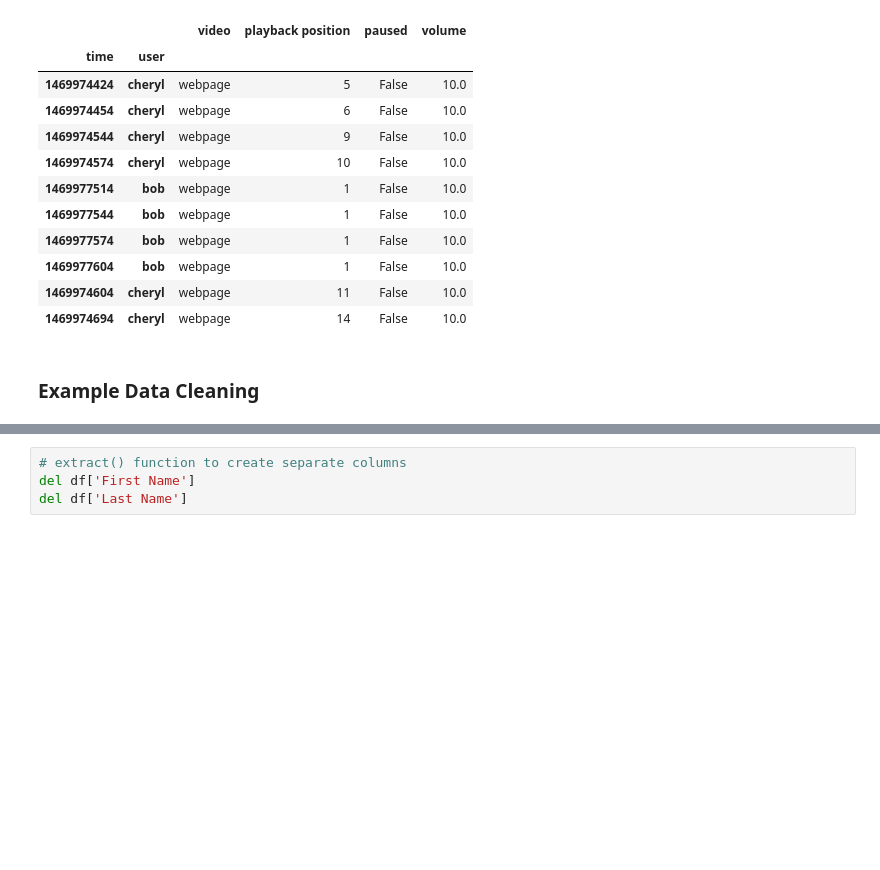
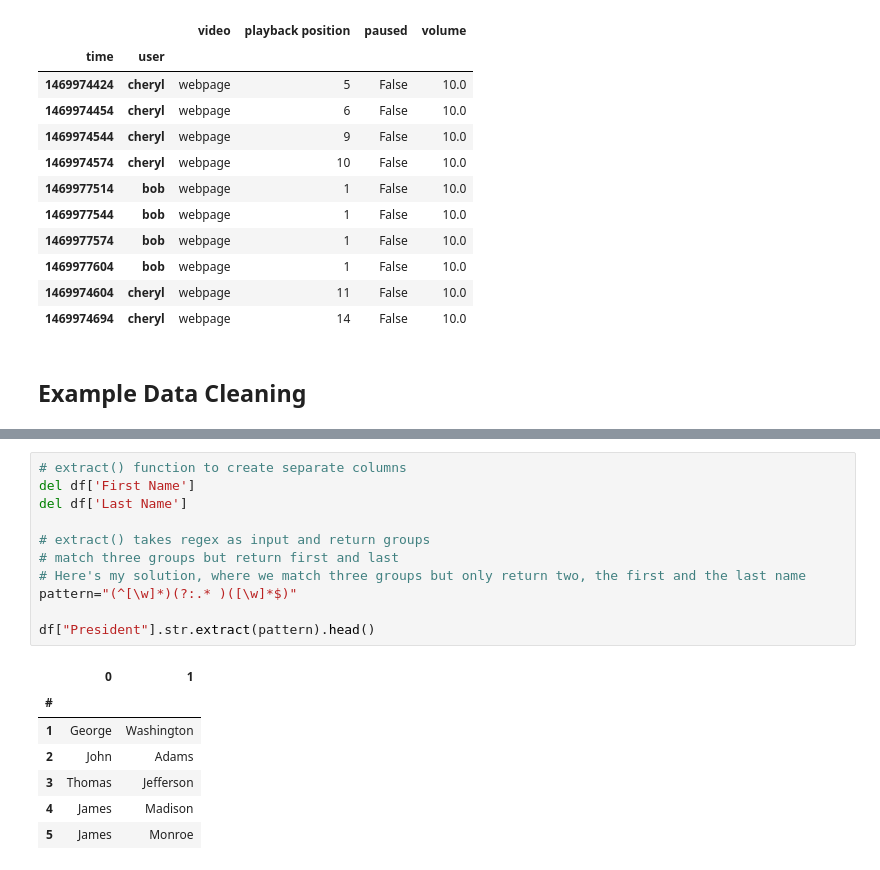
Before and after one commit to shreymusician/data-science-journey, a Jupyter notebook: module 2/dataframes.ipynb, the cells around one changed output, grey strips where cells are left out. Cells and saved outputs as stored; diff of their text form; blank space fills up the shorter version.

```diff
--- a/module 2/dataframes.ipynb
+++ b/module 2/dataframes.ipynb
@@ -940,7 +940,7 @@ df.replace(to_replace = ".*.html$", value = "webpage", regex = True).head(10)
 | 1469974604 | cheryl | webpage | 11 | False | 10.0 |
 | 1469974694 | cheryl | webpage | 14 | False | 10.0 |
 # %% [markdown]
-### Example Data Cleaning
+## Example Data Cleaning
 # %%
 df = pd.read_csv('datasets/presidents.csv')
 df.set_index('#', inplace=True)
@@ -991,4 +991,19 @@ df.head()
 # %%
 # extract() function to create separate columns
 del df['First Name']
 del df['Last Name']
+
+# extract() takes regex as input and return groups
+# match three groups but return first and last
+# Here's my solution, where we match three groups but only return two, the first and the last name
+pattern="(^[\w]*)(?:.* )([\w]*$)"
+
+df["President"].str.extract(pattern).head()
+# %% [output]
+|  | 0 | 1 |
+| # |  |  |
+| 1 | George | Washington |
+| 2 | John | Adams |
+| 3 | Thomas | Jefferson |
+| 4 | James | Madison |
+| 5 | James | Monroe |
```
Also changed, not shown: parts of 6 cells of this notebook.
